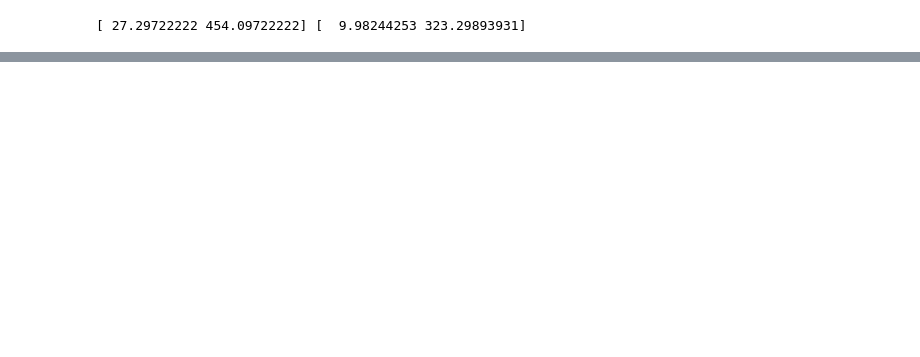
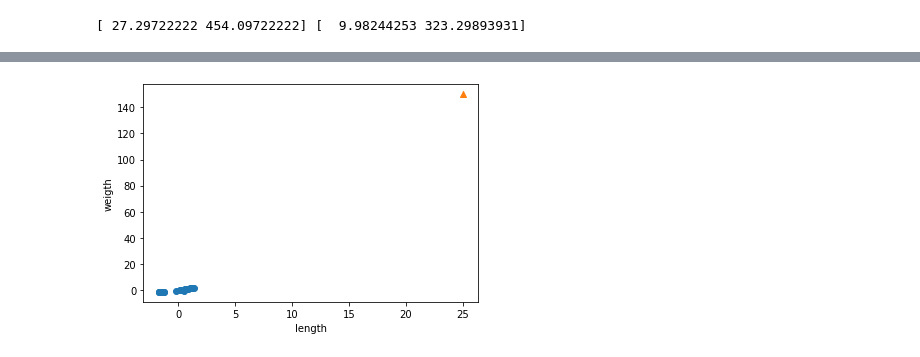
Before and after one commit to NCP08/ML_DL, a Jupyter notebook: exe/03.데이터 전처리.ipynb, the cells around one changed output, grey strips where cells are left out. Drawn from its saved outputs; the diff is of its cells as text; code cells hidden in the pictures; blank space fills up the shorter version.

```diff
--- a/exe/03.데이터 전처리.ipynb
+++ b/exe/03.데이터 전처리.ipynb
@@ -208,0 +231,9 @@ train_scaled = (train_input - mean) / std
+# %%
+#산점도를 다시 그려보자
+plt.scatter(train_scaled[:, 0], train_scaled[:, 1])
+plt.scatter(25, 150, marker='^')
+plt.xlabel('length')
+plt.ylabel('weigth')
+plt.show()
+# %% [output]
+[figure, added]
```
Also changed, not shown: parts of 10 cells of this notebook.
